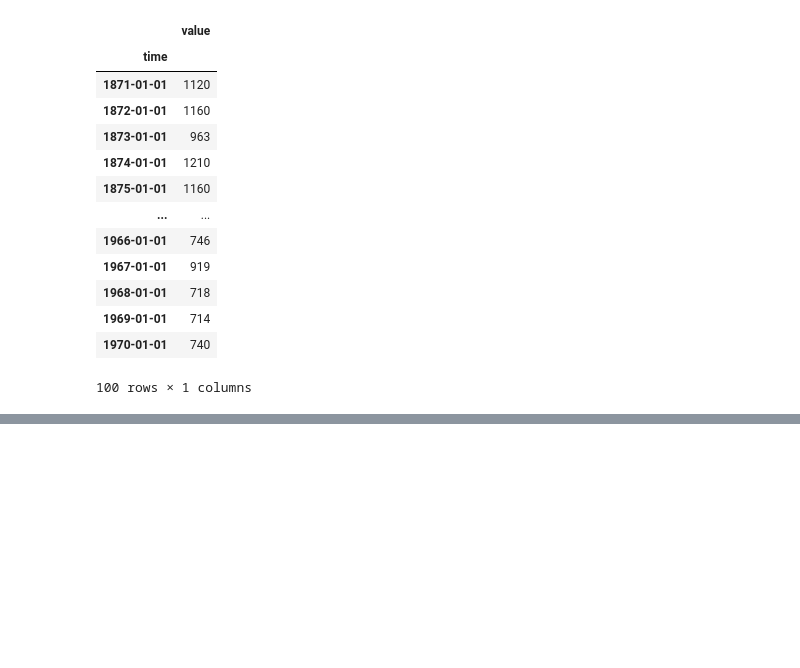
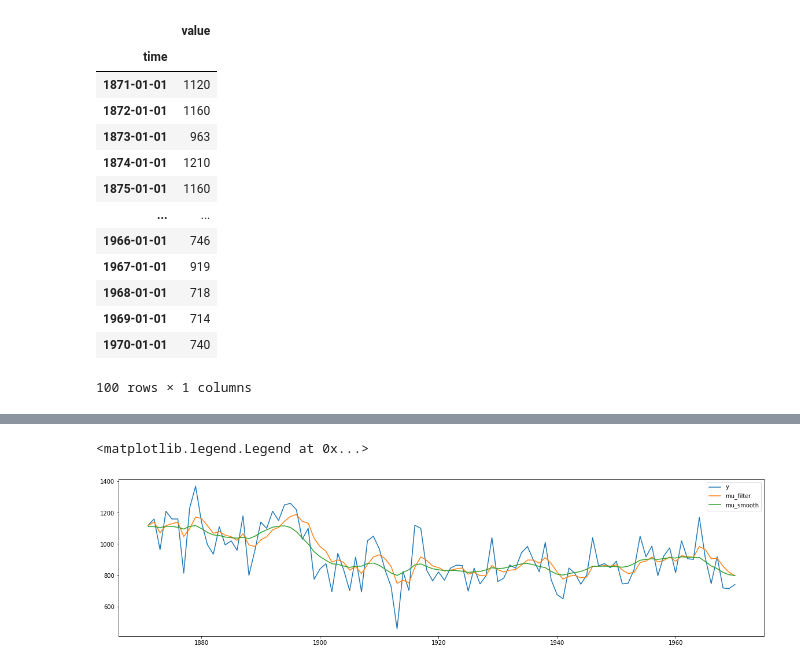
Before and after one commit to pepperland-sk/learn-python, a Jupyter notebook: 時系列分析と状態空間モデルの基礎/第5部 状態空間モデルとカルマンフィルタ.ipynb, the cells around one changed output, grey strips where cells are left out. Cells and saved outputs as stored; diff of their text form; code cells hidden in the pictures; blank space fills up the shorter version.

```diff
--- a/時系列分析と状態空間モデルの基礎/第5部 状態空間モデルとカルマンフィルタ.ipynb
+++ b/時系列分析と状態空間モデルの基礎/第5部 状態空間モデルとカルマンフィルタ.ipynb
@@ -78,0 +105,14 @@ N = len(df)
+# %%
+# Pythonで実装するカルマンフィルタ：状態を推定する
+for i in range(0,N):
+    # print()
+    mdl = KfLocalLevel(y=df.iloc[i, 0], mu_pre=mu_filter[i], P_pre=P_filter[i], sigma_w=sigma_w, sigma_v=sigma_v)
+    mdl.predict()
+    mdl.filtering()
+    kekka = mdl.get_result()
+
+    mu_filter[i+1] = kekka['mu_filter']
+    P_filter[i+1] = kekka['P_filter']
+    y_resid[i] = kekka['y_resid']
+    F[i] = kekka['F']
+    K[i] = kekka['K']
@@ -78,0 +190,20 @@ N = len(df)
+# %%
+# 平滑化状態
+mu_smooth = np.zeros(N+1)
+# 平滑化状態分散
+P_smooth = np.zeros(N+1)
+# 漸化式パラメタ
+r = np.zeros(N)
+s = np.zeros(N)
+
+# 最後のデータは、フィルタリングの結果とスムージングの結果が一致する
+mu_smooth[N] = mu_filter[N]
+P_smooth[N] = P_filter[N]
+# %%
+for i in reversed(range(0, N)):
+    kekka = smoothLocalLevel(mu_filter[i], P_filter[i], r[i], s[i], F[i], y_resid[i], K[i])
+
+    mu_smooth[i] = kekka['mu_smooth']
+    P_smooth[i] = kekka['P_smooth']
+    r[i-1] = kekka['r']
+    s[i-1] = kekka['s']
@@ -78,0 +227,11 @@ N = len(df)
+# %%
+f, ax= plt.subplots(figsize=(20,5))
+
+ax.plot(df['value'], label='y')
+ax.plot(pd.Series(mu_filter[1:], index=df.index), label='mu_filter') #フィルタ化推定量
+ax.plot(pd.Series(mu_smooth[1:], index=df.index), label='mu_smooth') #平準化状態
+# pd.Series(mu_smooth).plot()
+ax.legend()
+# %% [output]
+<matplotlib.legend.Legend at 0x...>
+[figure, added]
```
Also changed, not shown: parts of 29 cells of this notebook, 10 other files.
